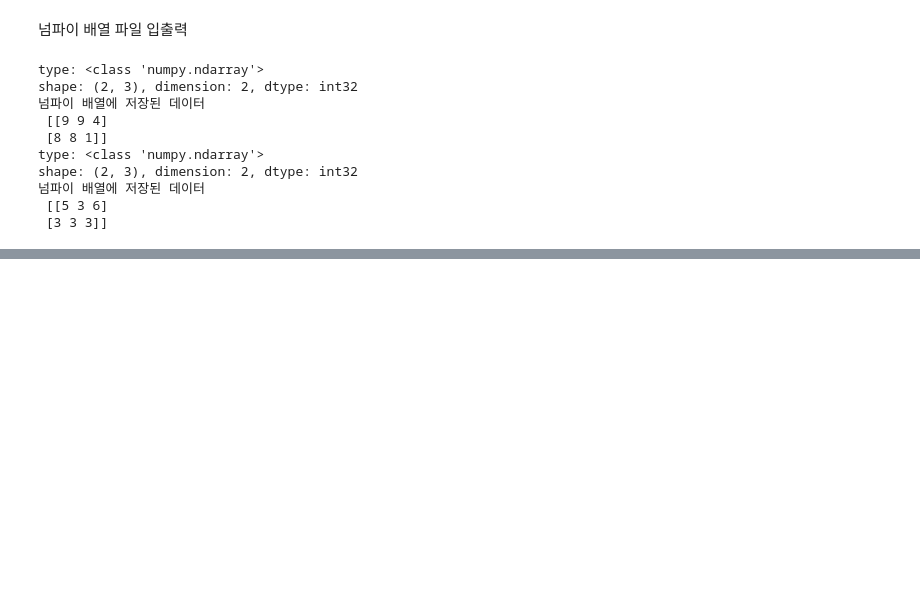
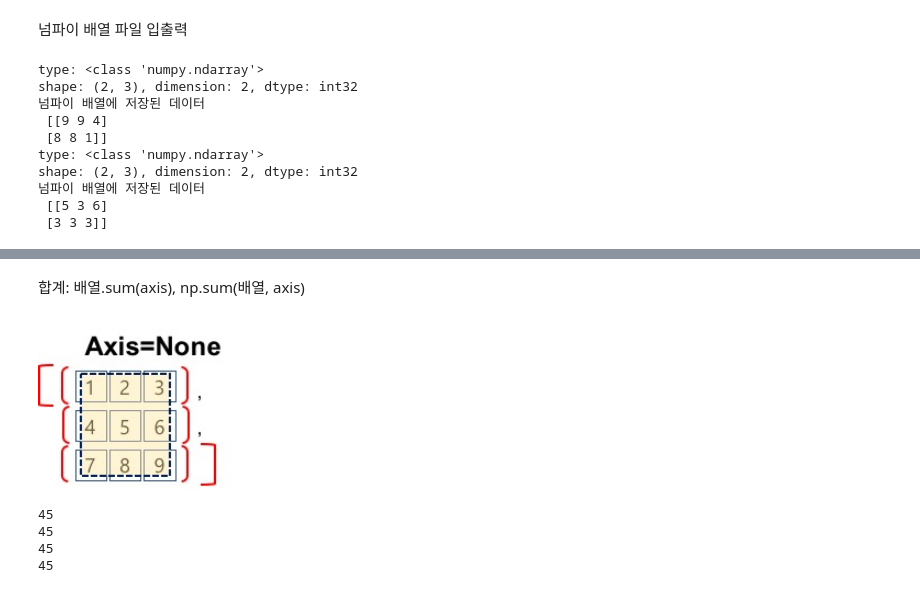
Before and after one commit to Ryujongwoo/kookgi_11gi, a Jupyter notebook: 20211101_092/02_Numpy_2.ipynb, the cells around one changed output, grey strips where cells are left out. Cells and saved outputs as stored; diff of their text form; code cells hidden in the pictures; blank space fills up the shorter version.

```diff
--- a/20211101_092/02_Numpy_2.ipynb
+++ b/20211101_092/02_Numpy_2.ipynb
@@ -45,0 +229,18 @@ np.save('./output/my_array1', a)
+# %% [markdown]
+합계: 배열.sum(axis), np.sum(배열, axis)
+# %%
+# axis=None, 생략시 기본값
+# axis=None은 전체 배열을 하나의 배열로 간주하고 집계 함수의 범위를 전체 배열로 정의한다.
+Image('./numpyImages/numpyImage02.jpg', width=200)
+# %% [output]
+[figure, added]
+# %%
+print(a.sum())
+print(a.sum(axis=None))
+print(np.sum(a))
+print(np.sum(a, axis=None))
+# %% [output]
+45
+45
+45
+45
```
Also changed, not shown: parts of 56 cells of this notebook, 2 other files.
